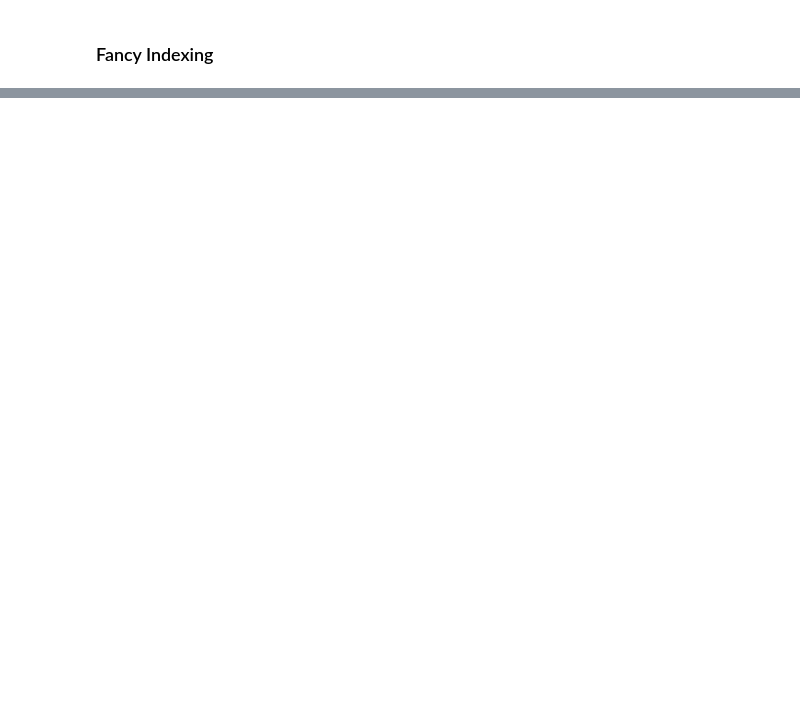
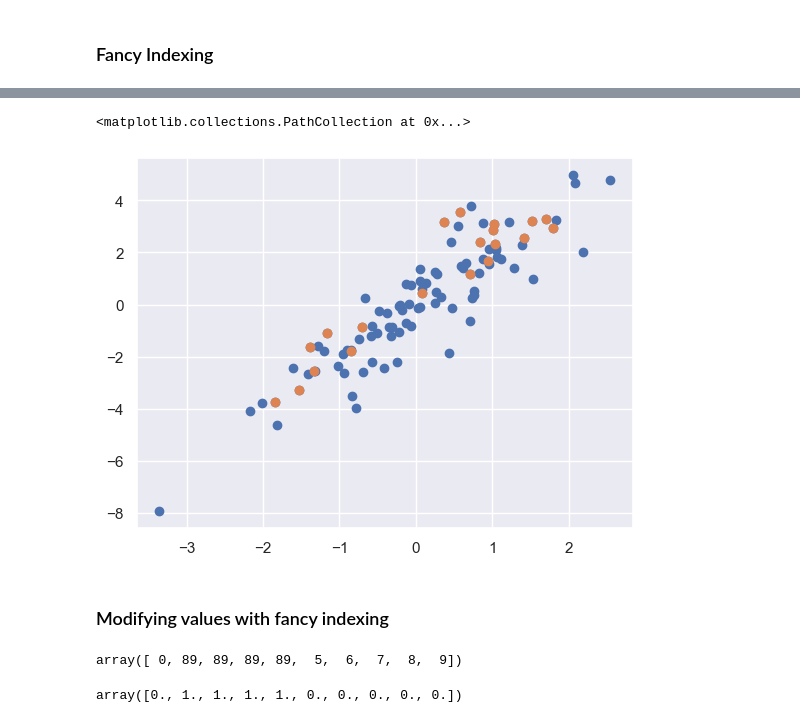
Before and after one commit to HerbSek/Learning-Data-Science, a Jupyter notebook: numpy.ipynb, the cells around one changed output, grey strips where cells are left out. Saved outputs shown, nothing was run; the diff lists cells and outputs as text; code cells hidden in the pictures; blank space fills up the shorter version.

```diff
--- a/numpy.ipynb
+++ b/numpy.ipynb
@@ -440,0 +546,32 @@ Average amount of precipitation : 0.004983283890410958 inches
+# %%
+import numpy as np
+from matplotlib import pyplot as plt
+import seaborn; seaborn.set()
+
+mean = [0,0]
+cov = [[1,2],[2,5]]
+x = np.random.multivariate_normal(mean,cov,100)
+x.shape
+plt.scatter(x[:, 0],x[:,1])
+indices = np.random.choice(x.shape[0],20,replace=False)
+selection = x[indices]
+plt.scatter(selection[:,0],selection[:,1])
+# %% [output]
+<matplotlib.collections.PathCollection at 0x...>
+[figure, added]
+# %% [markdown]
+### Modifying values with fancy indexing
+# %%
+x = np.arange(10)
+i = np.array([1,2,3,4])
+x[i]=99
+x[i] -= 10
+x
+# %% [output]
+array([ 0, 89, 89, 89, 89,  5,  6,  7,  8,  9])
+# %%
+x = np.zeros(10)
+np.add.at(x,i,1)
+x
+# %% [output]
+array([0., 1., 1., 1., 1., 0., 0., 0., 0., 0.])
```
Also changed, not shown: parts of 9 cells of this notebook.
